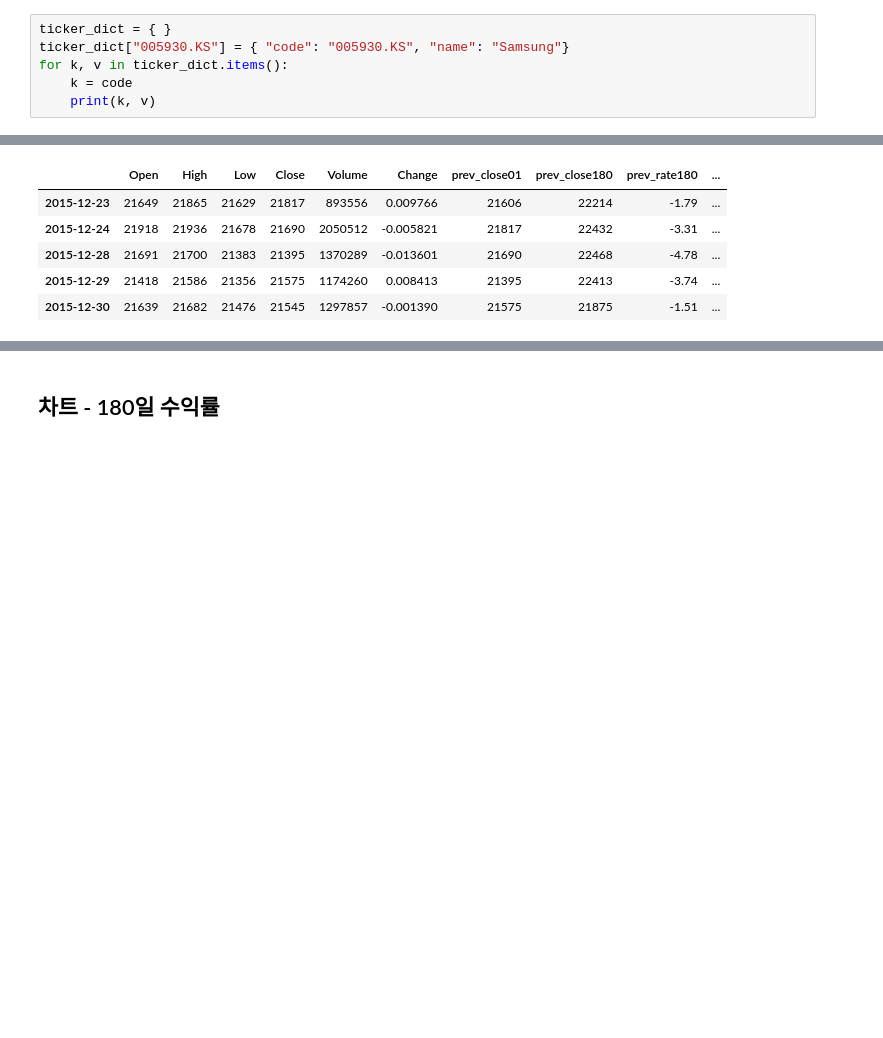
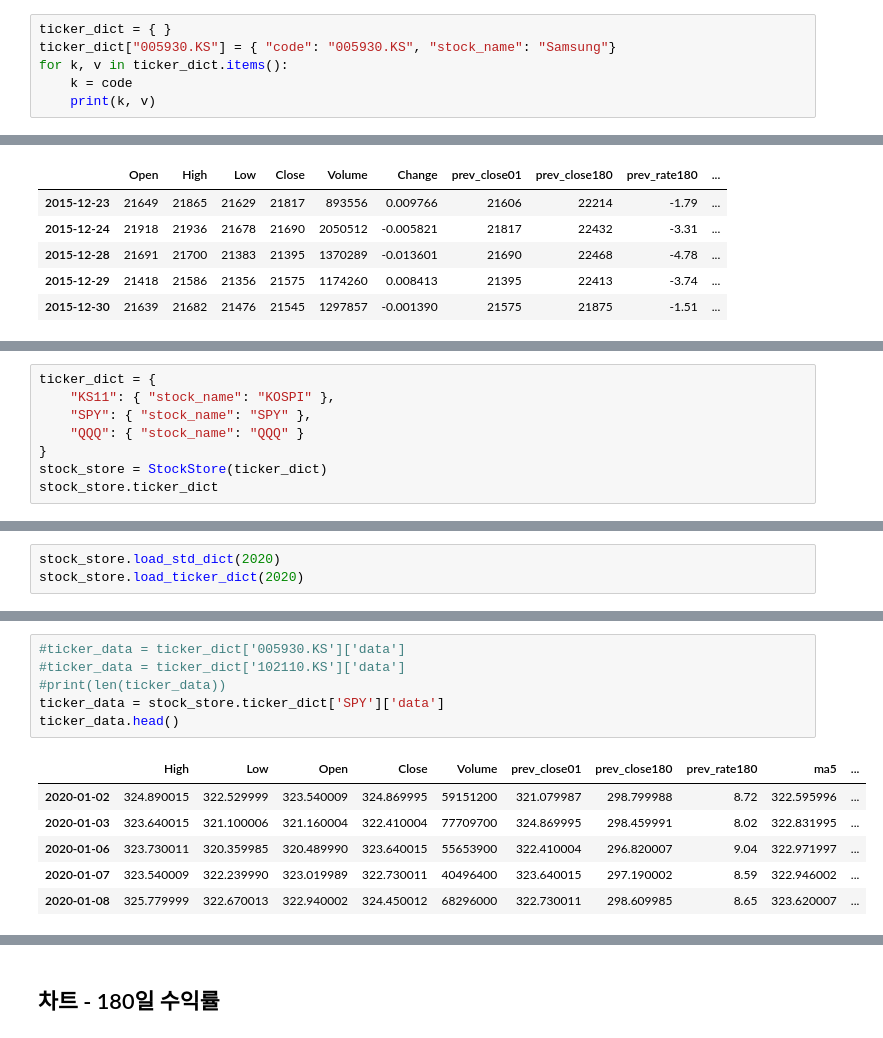
Before and after one commit to thyun/test-quant, a Jupyter notebook: backtest.ipynb, the cells around one changed output, grey strips where cells are left out. Cells and saved outputs as stored; diff of their text form; blank space fills up the shorter version.

```diff
--- a/backtest.ipynb
+++ b/backtest.ipynb
@@ -61,7 +67,7 @@ ticker_dict = { }
 ## Dictionary append
 # %%
 ticker_dict = { }
-ticker_dict["005930.KS"] = { "code": "005930.KS", "name": "Samsung"}
+ticker_dict["005930.KS"] = { "code": "005930.KS", "stock_name": "Samsung"}
 for k, v in ticker_dict.items():
     k = code
     print(k, v)
@@ -450,0 +335,8 @@ ticker_data.head()
+# %%
+ticker_dict = {
+    "KS11": { "stock_name": "KOSPI" },
+    "SPY": { "stock_name": "SPY" },
+    "QQQ": { "stock_name": "QQQ" }
+}
+stock_store = StockStore(ticker_dict)
+stock_store.ticker_dict
@@ -450,0 +356,3 @@ ticker_data.head()
+# %%
+stock_store.load_std_dict(2020)
+stock_store.load_ticker_dict(2020)
@@ -450,0 +407,13 @@ ticker_data.head()
+# %%
+#ticker_data = ticker_dict['005930.KS']['data']
+#ticker_data = ticker_dict['102110.KS']['data']
+#print(len(ticker_data))
+ticker_data = stock_store.ticker_dict['SPY']['data']
+ticker_data.head()
+# %% [output]
+|  | High | Low | Open | Close | Volume | prev_close01 | prev_close180 | prev_rate180 | ma5 | ... |
+| 2020-01-02 | 324.890015 | 322.529999 | 323.540009 | 324.869995 | 59151200 | 321.079987 | 298.799988 | 8.72 | 322.595996 | ... |
+| 2020-01-03 | 323.640015 | 321.100006 | 321.160004 | 322.410004 | 77709700 | 324.869995 | 298.459991 | 8.02 | 322.831995 | ... |
+| 2020-01-06 | 323.730011 | 320.359985 | 320.489990 | 323.640015 | 55653900 | 322.410004 | 296.820007 | 9.04 | 322.971997 | ... |
+| 2020-01-07 | 323.540009 | 322.239990 | 323.019989 | 322.730011 | 40496400 | 323.640015 | 297.190002 | 8.59 | 322.946002 | ... |
+| 2020-01-08 | 325.779999 | 322.670013 | 322.940002 | 324.450012 | 68296000 | 322.730011 | 298.609985 | 8.65 | 323.620007 | ... |
```
Also changed, not shown: parts of 52 cells of this notebook.
